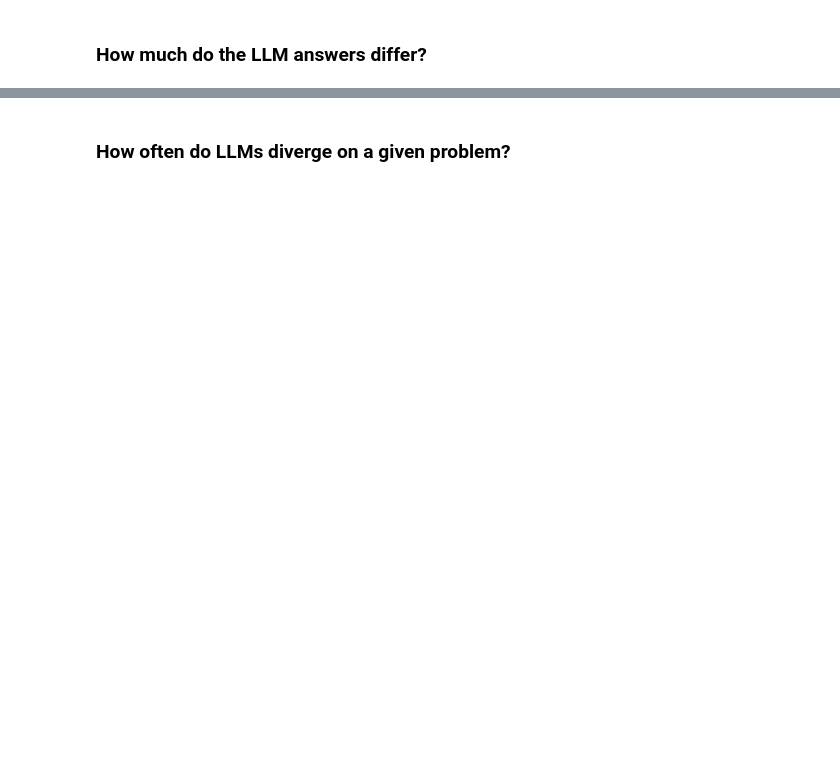
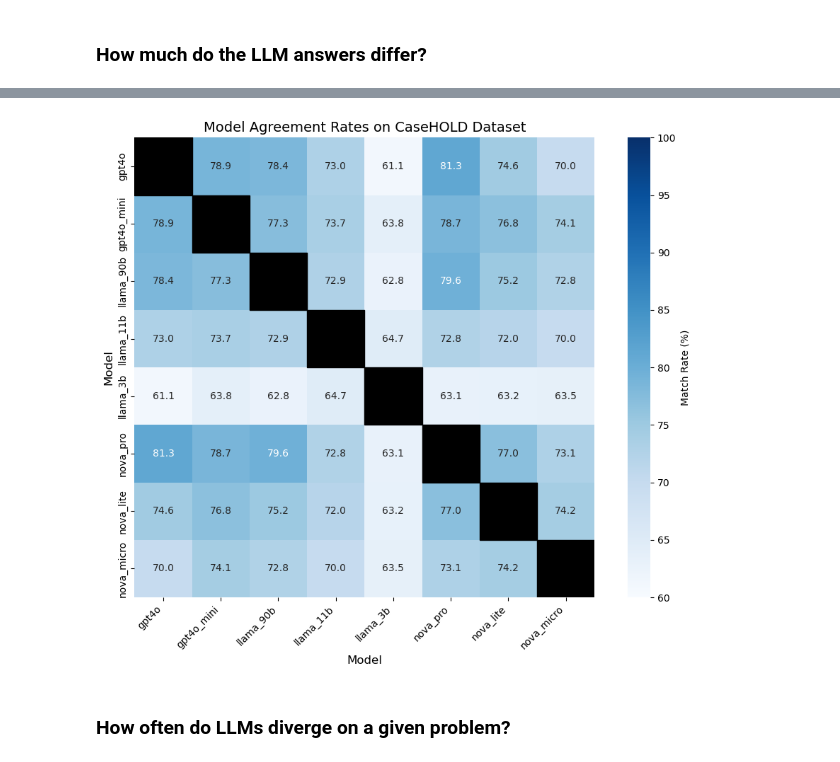
Before and after one commit to chuck-arvin/CaseHOLD2025, a Jupyter notebook: CaseHOLD-Analysis.ipynb, the cells around one changed output, grey strips where cells are left out. Drawn from its saved outputs; the diff is of its cells as text; code cells hidden in the pictures; blank space fills up the shorter version.

```diff
--- a/CaseHOLD-Analysis.ipynb
+++ b/CaseHOLD-Analysis.ipynb
@@ -326,3 +337,60 @@ ggplot(mapping = aes(x = 'second', y = 'first', fill = 'MatchRate'), data = m_ma
+# %%
+import pandas as pd
+import matplotlib.pyplot as plt
+import seaborn as sns
+import numpy as np
+
+# Clean model names by removing the "answer_" prefix
+m_matchrate_clean = m_matchrate.copy()
+m_matchrate_clean['first'] = m_matchrate_clean['first'].str.replace('answer_', '')
+m_matchrate_clean['second'] = m_matchrate_clean['second'].str.replace('answer_', '')
+
+# Sort models by family and size
+model_order = ['gpt4o', 'gpt4o_mini', 'llama_90b', 'llama_11b', 'llama_3b', 'nova_pro', 'nova_lite', 'nova_micro']
+
+# Create pivot table
+pivot_data = m_matchrate_clean.pivot(index='first', columns='second', values='MatchRate')
+pivot_data = pivot_data.reindex(model_order, axis=0).reindex(model_order, axis=1)
+
+# Create mask for diagonal
+mask = np.eye(len(pivot_data), dtype=bool)
+
+# Set up the figure
+plt.figure(figsize=(10, 8))
+
+# Create a custom colormap that's easy to read
+cmap = sns.color_palette("Blues", as_cmap=True)
+
+# Create the heatmap with improved aesthetics
+ax = sns.heatmap(pivot_data, annot=True, fmt=".1f", cmap=cmap,
+                 vmin=60, vmax=100, square=True, mask=mask,
+                 cbar_kws={'label': 'Match Rate (%)'})
+
+# Fill diagonal with black
+for i in range(len(pivot_data)):
+    ax.add_patch(plt.Rectangle((i, i), 1, 1, fill=True, color='black'))
+
+# Add white text labels to diagonal cells
+#for i in range(len(pivot_data)):
+#    ax.text(i + 0.5, i + 0.5, 'self', color='white',
+#            ha='center', va='center', fontweight='bold')
+
+# Clean up the plot
+plt.title("Model Agreement Rates on CaseHOLD Dataset", fontsize=14)
+plt.xlabel("Model", fontsize=12)
+plt.ylabel("Model", fontsize=12)
+
+# Improve label readability
+plt.xticks(rotation=45, ha='right', fontsize=10)
+plt.yticks(fontsize=10)
+
+# Tighten layout
+plt.tight_layout()
+
+# Show the plot
+plt.show()
+# %% [output]
+[figure, added]
 # %% [markdown]
 ### How often do LLMs diverge on a given problem?
 # %%
```
Also changed, not shown: parts of 21 cells of this notebook.
